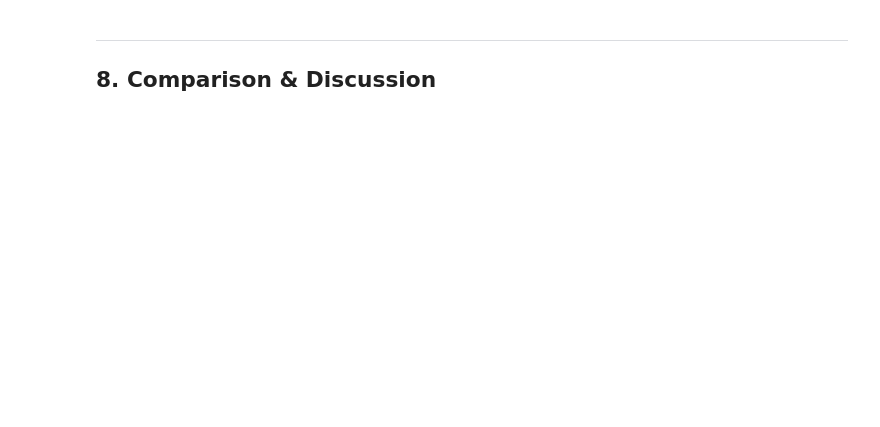
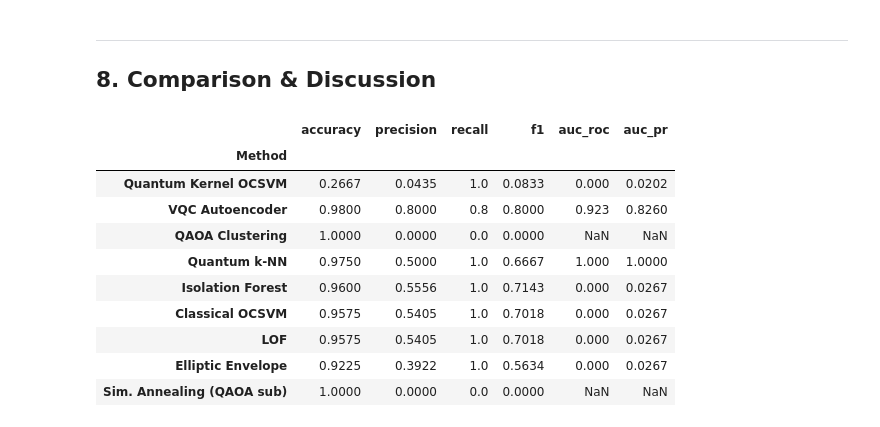
Before and after one commit to hosseinsadeghi/quantum-anomaly-detection, a Jupyter notebook: notebooks/01_tabular.ipynb, the cells around one changed output. Cells and saved outputs as stored; diff of their text form; code cells hidden in the pictures; blank space fills up the shorter version.

```diff
--- a/notebooks/01_tabular.ipynb
+++ b/notebooks/01_tabular.ipynb
@@ -344,21 +423,33 @@ for k, v in sa_metrics.items():
 # %%
 from quantum_anomaly_detection.evaluation.metrics import format_results_table
 
 # Collect all results
 results = {
-    "Quantum Kernel OCSVM": qk_metrics,
+    "Quantum Kernel SVM": qk_metrics,
     "VQC Autoencoder": ae_metrics,
     "QAOA Clustering": qaoa_metrics,
     "Quantum k-NN": knn_metrics,
     "Isolation Forest": if_metrics,
-    "Classical OCSVM": ocsvm_metrics,
+    "Classical One-Class SVM": ocsvm_metrics,
     "LOF": lof_metrics,
     "Elliptic Envelope": ee_metrics,
     "Sim. Annealing (QAOA sub)": sa_metrics,
 }
 
 results_df = format_results_table(results)
 results_df
+# %% [output]
+|  | accuracy | precision | recall | f1 | auc_roc | auc_pr |
+| Method |  |  |  |  |  |  |
+| Quantum Kernel OCSVM | 0.2667 | 0.0435 | 1.0 | 0.0833 | 0.000 | 0.0202 |
+| VQC Autoencoder | 0.9800 | 0.8000 | 0.8 | 0.8000 | 0.923 | 0.8260 |
+| QAOA Clustering | 1.0000 | 0.0000 | 0.0 | 0.0000 | NaN | NaN |
+| Quantum k-NN | 0.9750 | 0.5000 | 1.0 | 0.6667 | 1.000 | 1.0000 |
+| Isolation Forest | 0.9600 | 0.5556 | 1.0 | 0.7143 | 0.000 | 0.0267 |
+| Classical OCSVM | 0.9575 | 0.5405 | 1.0 | 0.7018 | 0.000 | 0.0267 |
+| LOF | 0.9575 | 0.5405 | 1.0 | 0.7018 | 0.000 | 0.0267 |
+| Elliptic Envelope | 0.9225 | 0.3922 | 1.0 | 0.5634 | 0.000 | 0.0267 |
+| Sim. Annealing (QAOA sub) | 1.0000 | 0.0000 | 0.0 | 0.0000 | NaN | NaN |
 # %%
 from quantum_anomaly_detection.visualization.plots import plot_roc_curves
 
```
Also changed, not shown: parts of 22 cells of this notebook, 10 other files.
